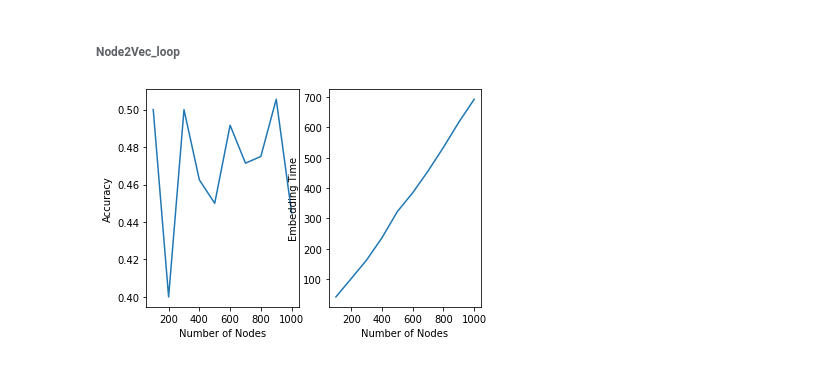
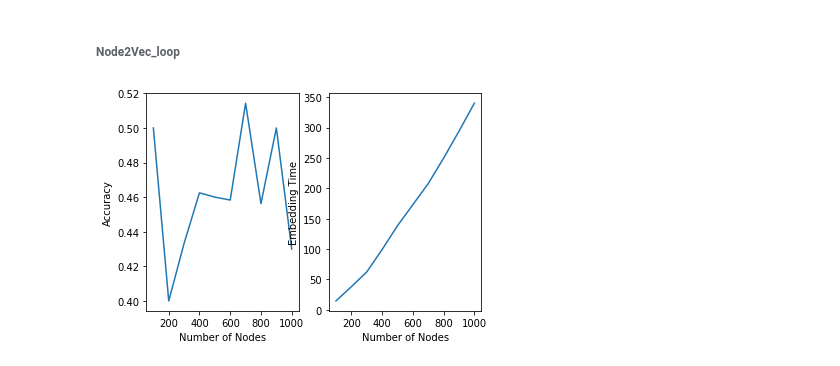
Before and after one commit to cshen6/GraphEmd, a Jupyter notebook: Experiments/Python/test_node2vec.ipynb, the cells around one changed output. Saved outputs shown, nothing was run; the diff lists cells and outputs as text; code cells hidden in the pictures.

Commit message:
change time for embedding only, add AEE_loop

```diff
--- a/Experiments/Python/test_node2vec.ipynb
+++ b/Experiments/Python/test_node2vec.ipynb
@@ -597,8 +597,12 @@ class EncoderEmbedding:
     G = nx.from_numpy_matrix(X)
     # use default setting from https://github.com/eliorc/node2vec
     node2vec = Node2Vec(G, dimensions=d, walk_length=30, num_walks=200, workers=4)
+    Emb_time_begin = time.time()
     # Embed nodes, use default setting from https://github.com/eliorc/node2vec
     model = node2vec.fit(window=10, min_count=1, batch_words=4)
+    Emb_time_end = time.time()
+    embTime = Emb_time_end - Emb_time_begin
+
     # get embedding matrix
     Z = model.wv.vectors
 
@@ -610,7 +614,7 @@ class EncoderEmbedding:
     n2v.edg = G.number_of_edges()
 
 
-    return n2v
+    return n2v, embTime
 
 class Hyperperameters:
   """
@@ -768,35 +772,33 @@ time_list = []
 for n in range(100, 1100, 100):
 
   case = Case(n)
   case_20 = case.case_20_fully_known()
 
-  Emb_time_begin = time.time()
   Encod = EncoderEmbedding()
-  n2v = Encod.NodeToVec(case_20)
-  Emb_time_end = time.time()
+  n2v, embTime = Encod.NodeToVec(case_20)
 
   clf = LinearDiscriminantAnalysis()
   clf.fit(n2v.z_train, n2v.y_train)
   acc = clf.score(n2v.z_test, n2v.y_test)
 
   acc_list.append(acc)
-  time_list.append((Emb_time_end - Emb_time_begin))
+  time_list.append(embTime)
   node_list.append(n)
 
 def output_plot(acc_list, time_list, node_list):
   # Initialise the subplot function using number of rows and columns
   figure, axis = plt.subplots(1,2)
 
   axis[0].plot(node_list, acc_list)
   axis[0].set_ylabel('Accuracy')
   axis[0].set_xlabel('Number of Nodes')
 
   axis[1].plot(node_list, time_list)
   axis[1].set_ylabel('Embedding Time')
   axis[1].set_xlabel('Number of Nodes')
 
   plt.show()
 
 output_plot(acc_list, time_list, node_list)
 # %% [output]
-[figure, old version]
+[figure, new version]
```
Also changed, not shown: parts of 4 cells of this notebook.
